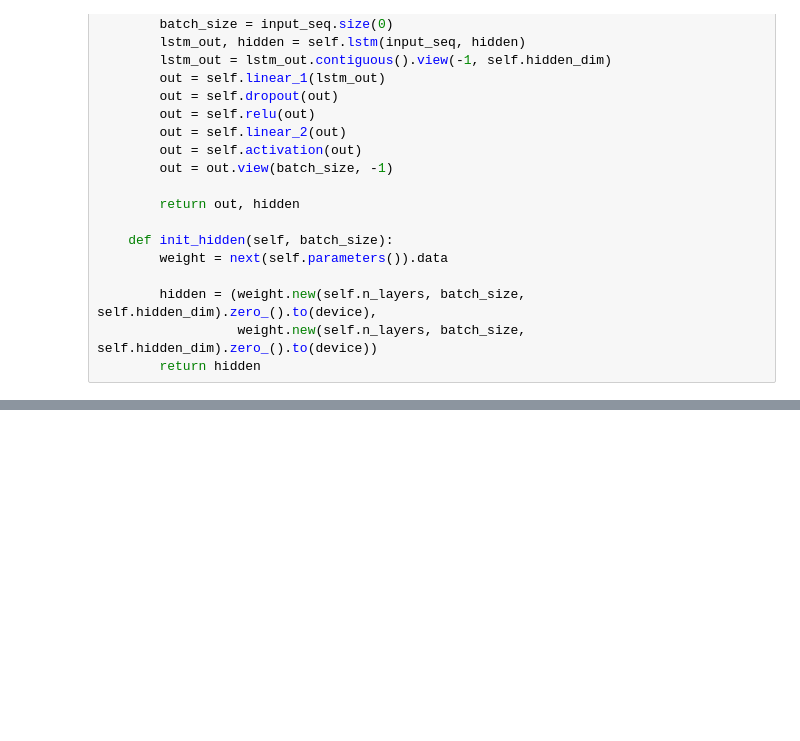
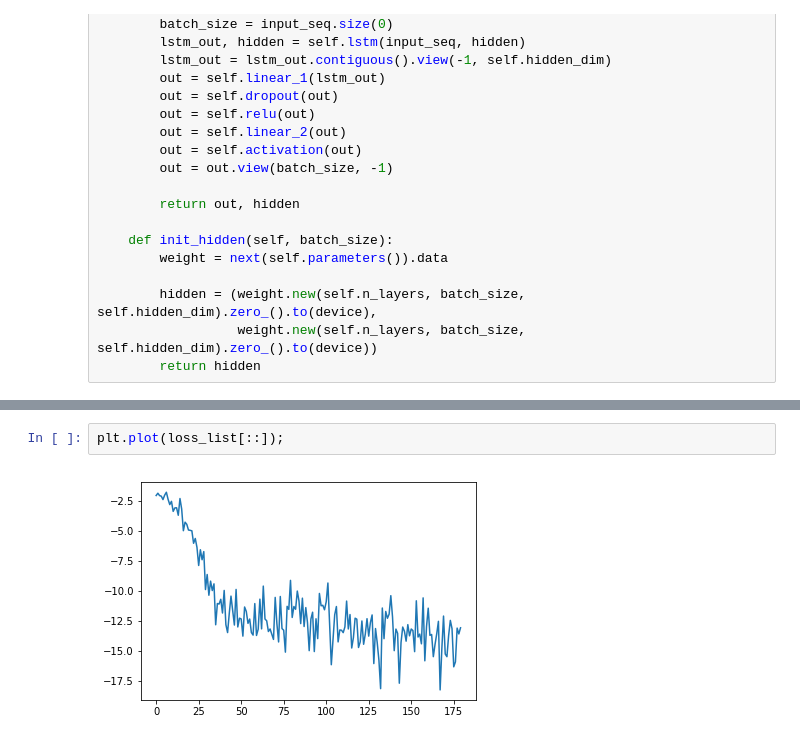
Before and after one commit to romanenkova95/InDiD, a Jupyter notebook: CPD_loss_MNIST_sequences.ipynb, the cells around one changed output, grey strips where cells are left out. Cells and saved outputs as stored; diff of their text form; blank space fills up the shorter version.

```diff
--- a/CPD_loss_MNIST_sequences.ipynb
+++ b/CPD_loss_MNIST_sequences.ipynb
@@ -298,0 +413,4 @@ plt.plot(acc_list[::10])
+# %%
+plt.plot(loss_list[::]);
+# %% [output]
+[figure, added]
```
Also changed, not shown: parts of 39 cells of this notebook.
